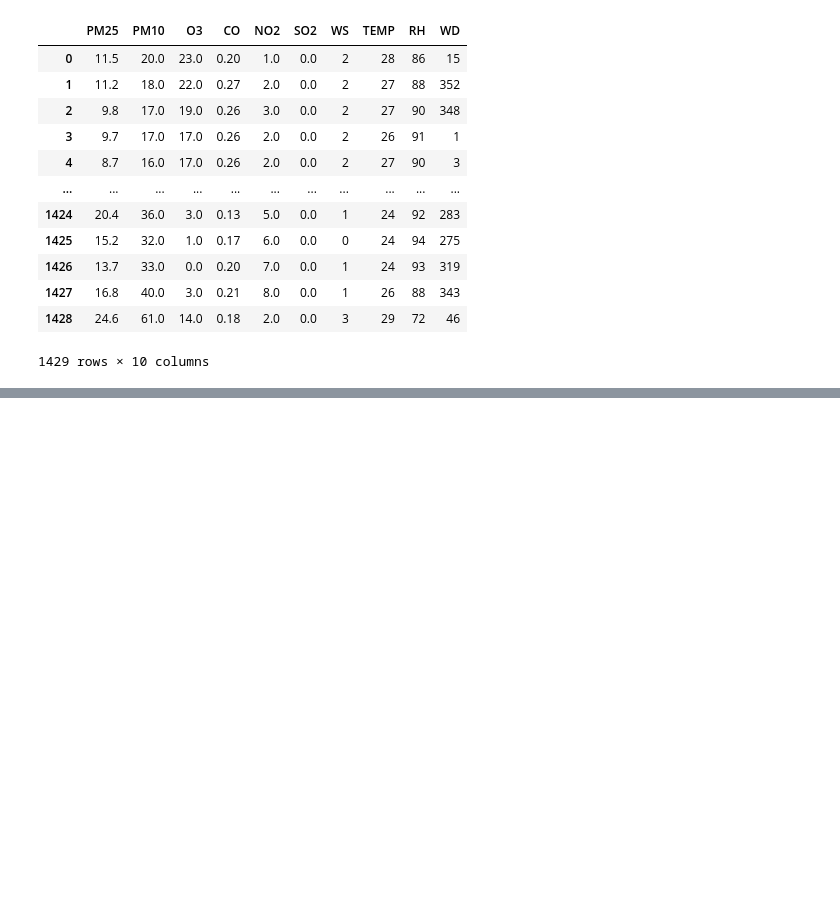
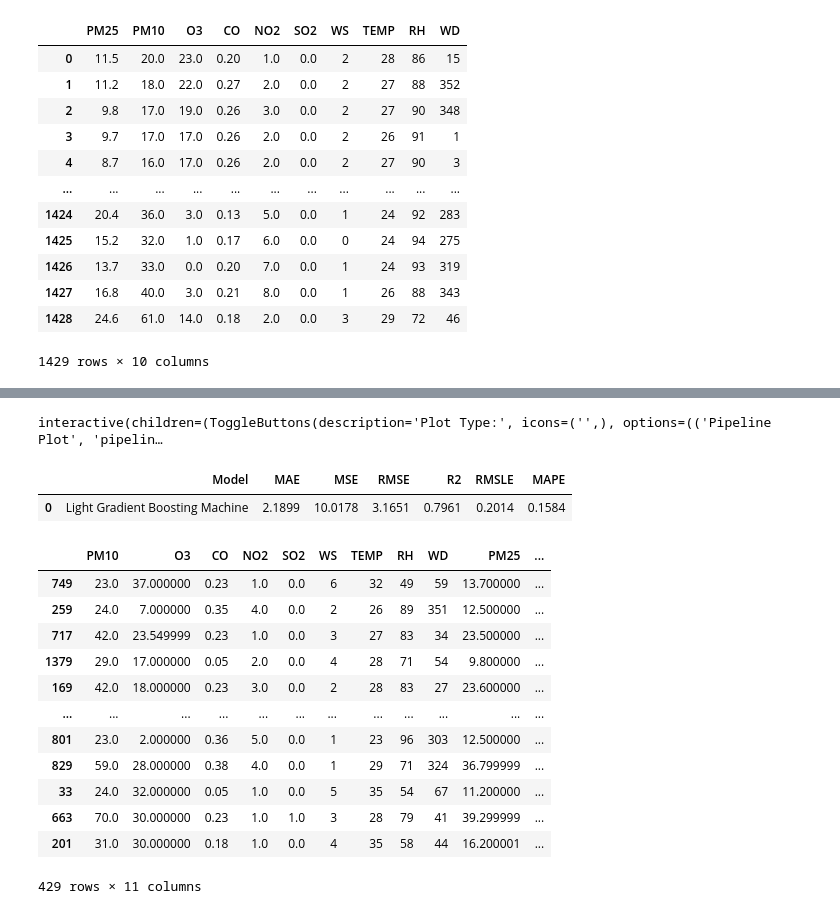
Before and after one commit to jayjiratta/predict_pm2.5, a Jupyter notebook: predict.ipynb, the cells around one changed output, grey strips where cells are left out. Drawn from its saved outputs; the diff is of its cells as text; code cells hidden in the pictures; blank space fills up the shorter version.

```diff
--- a/predict.ipynb
+++ b/predict.ipynb
@@ -30,0 +83,22 @@ ValueError: The least populated class in y has only 1 member, which is too few.
+# %%
+evaluate_model(best_model)
+# %% [output]
+interactive(children=(ToggleButtons(description='Plot Type:', icons=('',), options=(('Pipeline Plot', 'pipelin…
+# %%
+predict_model(best_model)
+# %% [output]
+|  | Model | MAE | MSE | RMSE | R2 | RMSLE | MAPE |
+| 0 | Light Gradient Boosting Machine | 2.1899 | 10.0178 | 3.1651 | 0.7961 | 0.2014 | 0.1584 |
+|  | PM10 | O3 | CO | NO2 | SO2 | WS | TEMP | RH | WD | PM25 | ... |
+| 749 | 23.0 | 37.000000 | 0.23 | 1.0 | 0.0 | 6 | 32 | 49 | 59 | 13.700000 | ... |
+| 259 | 24.0 | 7.000000 | 0.35 | 4.0 | 0.0 | 2 | 26 | 89 | 351 | 12.500000 | ... |
+| 717 | 42.0 | 23.549999 | 0.23 | 1.0 | 0.0 | 3 | 27 | 83 | 34 | 23.500000 | ... |
+| 1379 | 29.0 | 17.000000 | 0.05 | 2.0 | 0.0 | 4 | 28 | 71 | 54 | 9.800000 | ... |
+| 169 | 42.0 | 18.000000 | 0.23 | 3.0 | 0.0 | 2 | 28 | 83 | 27 | 23.600000 | ... |
+| ... | ... | ... | ... | ... | ... | ... | ... | ... | ... | ... | ... |
+| 801 | 23.0 | 2.000000 | 0.36 | 5.0 | 0.0 | 1 | 23 | 96 | 303 | 12.500000 | ... |
+| 829 | 59.0 | 28.000000 | 0.38 | 4.0 | 0.0 | 1 | 29 | 71 | 324 | 36.799999 | ... |
+| 33 | 24.0 | 32.000000 | 0.05 | 1.0 | 0.0 | 5 | 35 | 54 | 67 | 11.200000 | ... |
+| 663 | 70.0 | 30.000000 | 0.23 | 1.0 | 1.0 | 3 | 28 | 79 | 41 | 39.299999 | ... |
+| 201 | 31.0 | 30.000000 | 0.18 | 1.0 | 0.0 | 4 | 35 | 58 | 44 | 16.200001 | ... |
+429 rows × 11 columns
```
Also changed, not shown: parts of 8 cells of this notebook, 4 other files.
